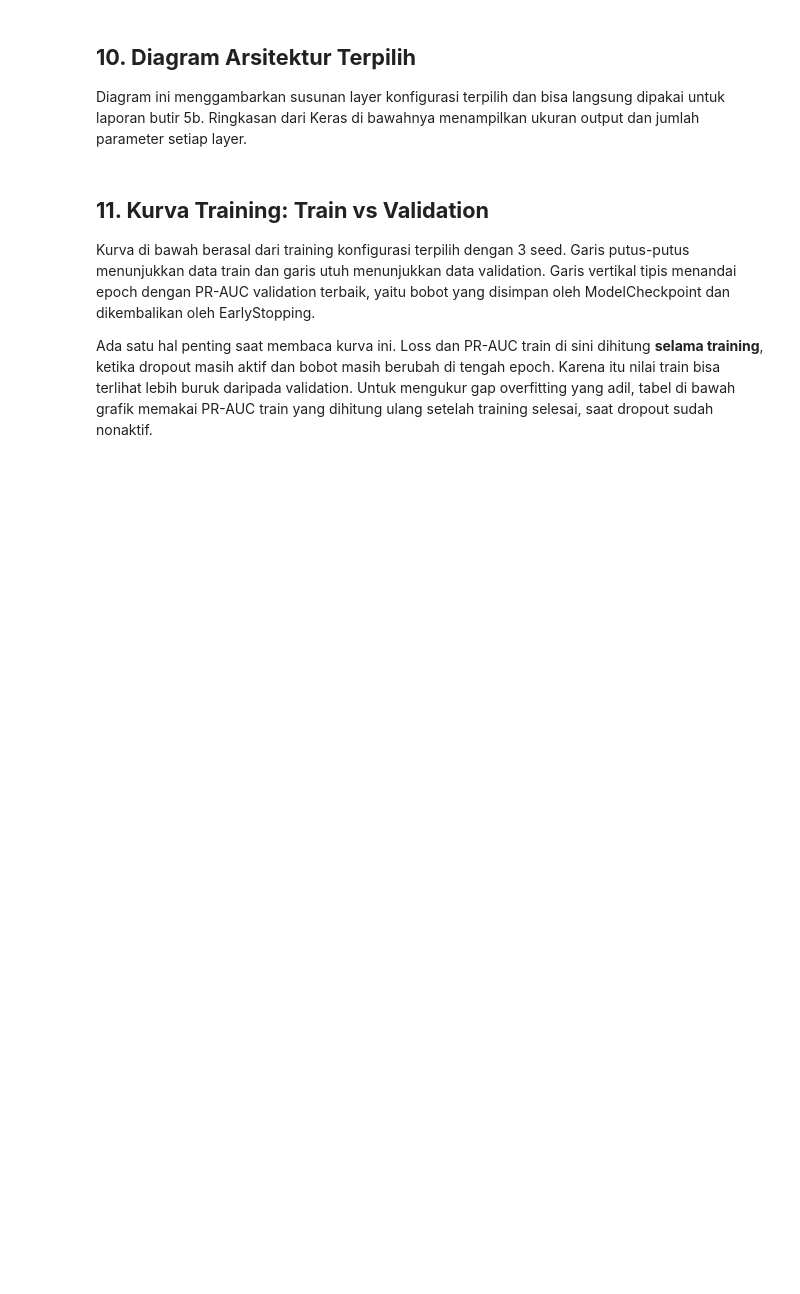
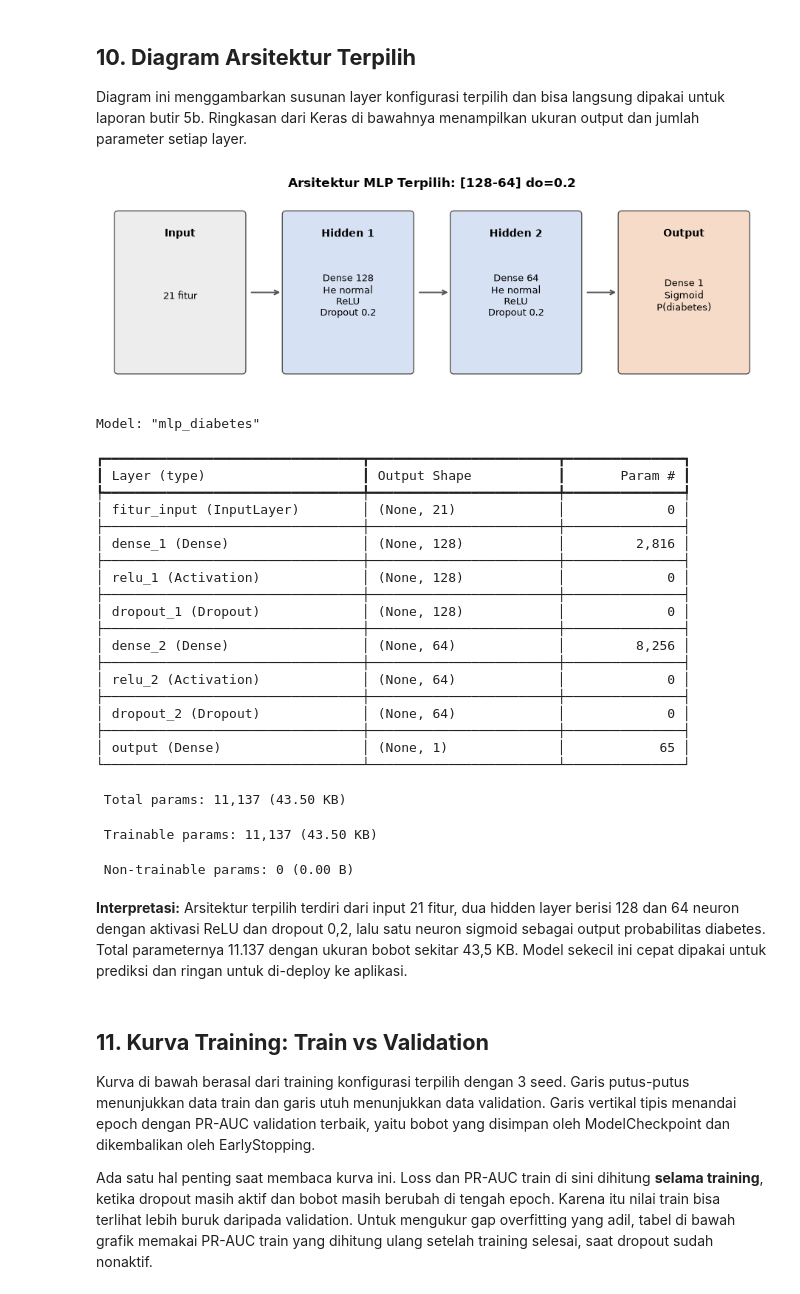
Before and after one commit to felix-malvin/mythos-diabetes-risk-mlp, a Jupyter notebook: notebooks/03_model_mlp.ipynb, the cells around one changed output. Drawn from its saved outputs; the diff is of its cells as text; code cells hidden in the pictures; blank space fills up the shorter version.

```diff
--- a/notebooks/03_model_mlp.ipynb
+++ b/notebooks/03_model_mlp.ipynb
@@ -406,34 +449,61 @@ def gambar_arsitektur(cfg, nama_file):
         if cfg.get("l2", 0) > 0:
             detail.append(f"L2 {cfg['l2']:g}")
         if cfg.get("batch_norm"):
-            detail.append("BatchNorm")
+            detail.append("Batch Normalization")
         detail.append("ReLU")
         if cfg["dropout"] > 0:
             detail.append(f"Dropout {cfg['dropout']}")
         layers.append((f"Hidden {i}", "\n".join(detail), "#D6E2F3"))
     layers.append(("Output", "Dense 1\nSigmoid\nP(diabetes)", "#F6DCC8"))
 
     fig, ax = plt.subplots(figsize=(2.3 * len(layers), 3.2))
     for i, (judul, isi, warna) in enumerate(layers):
         x = i * 2.3
         ax.add_patch(mpatches.FancyBboxPatch((x, 0), 1.7, 2.2, boxstyle="round,pad=0.05",
                                              fc=warna, ec="#555555", lw=1))
         ax.text(x + 0.85, 2.0, judul, ha="center", va="top", fontweight="bold", fontsize=10)
         ax.text(x + 0.85, 1.05, isi, ha="center", va="center", fontsize=9)
         if i < len(layers) - 1:
             ax.annotate("", xy=(x + 2.25, 1.1), xytext=(x + 1.8, 1.1),
                         arrowprops=dict(arrowstyle="->", color="#555555", lw=1.5))
     ax.set_xlim(-0.2, 2.3 * len(layers) - 0.4)
     ax.set_ylim(-0.3, 2.5)
     ax.axis("off")
     ax.set_title(f"Arsitektur MLP Terpilih: {M.config_label(cfg)}", fontweight="bold")
     fig.tight_layout()
     save_fig(fig, nama_file)
     plt.show()
 
 gambar_arsitektur(cfg_final, "model_04_diagram_arsitektur")
 model_final = M.build_model(**cfg_final)
 model_final.summary()
+# %% [output]
+[figure, added]
+Model: "mlp_diabetes"
+┏━━━━━━━━━━━━━━━━━━━━━━━━━━━━━━━━━┳━━━━━━━━━━━━━━━━━━━━━━━━┳━━━━━━━━━━━━━━━┓
+┃ Layer (type)                    ┃ Output Shape           ┃       Param # ┃
+┡━━━━━━━━━━━━━━━━━━━━━━━━━━━━━━━━━╇━━━━━━━━━━━━━━━━━━━━━━━━╇━━━━━━━━━━━━━━━┩
+│ fitur_input (InputLayer)        │ (None, 21)             │             0 │
+├─────────────────────────────────┼────────────────────────┼───────────────┤
+│ dense_1 (Dense)                 │ (None, 128)            │         2,816 │
+├─────────────────────────────────┼────────────────────────┼───────────────┤
+│ relu_1 (Activation)             │ (None, 128)            │             0 │
+├─────────────────────────────────┼────────────────────────┼───────────────┤
+│ dropout_1 (Dropout)             │ (None, 128)            │             0 │
+├─────────────────────────────────┼────────────────────────┼───────────────┤
+│ dense_2 (Dense)                 │ (None, 64)             │         8,256 │
+├─────────────────────────────────┼────────────────────────┼───────────────┤
+│ relu_2 (Activation)             │ (None, 64)             │             0 │
+├─────────────────────────────────┼────────────────────────┼───────────────┤
+│ dropout_2 (Dropout)             │ (None, 64)             │             0 │
+├─────────────────────────────────┼────────────────────────┼───────────────┤
+│ output (Dense)                  │ (None, 1)              │            65 │
+└─────────────────────────────────┴────────────────────────┴───────────────┘
+ Total params: 11,137 (43.50 KB)
+ Trainable params: 11,137 (43.50 KB)
+ Non-trainable params: 0 (0.00 B)
+# %% [markdown]
+**Interpretasi:** Arsitektur terpilih terdiri dari input 21 fitur, dua hidden layer berisi 128 dan 64 neuron dengan aktivasi ReLU dan dropout 0,2, lalu satu neuron sigmoid sebagai output probabilitas diabetes. Total parameternya 11.137 dengan ukuran bobot sekitar 43,5 KB. Model sekecil ini cepat dipakai untuk prediksi dan ringan untuk di-deploy ke aplikasi.
 # %% [markdown]
 ## **11. Kurva Training: Train vs Validation**
 
```
Also changed, not shown: parts of 21 cells of this notebook, 6 other files.
